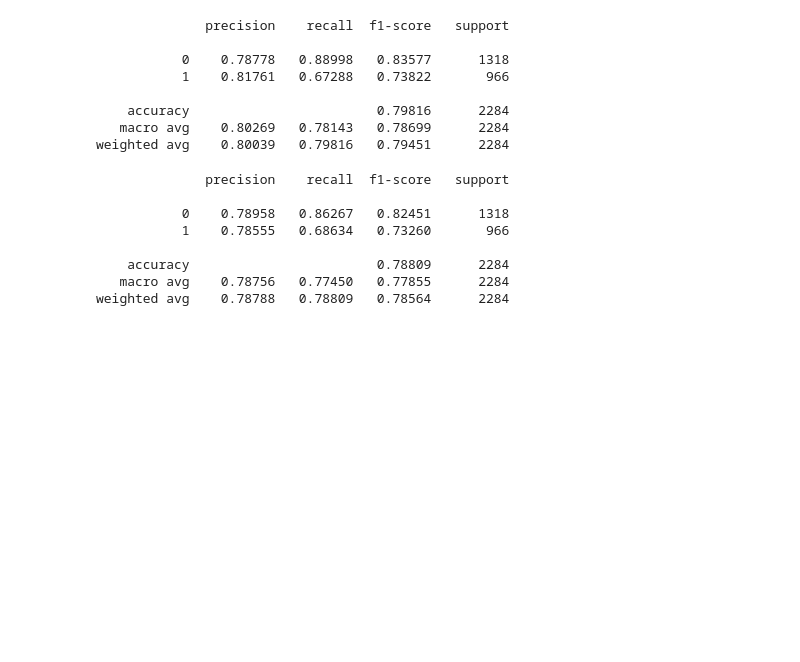
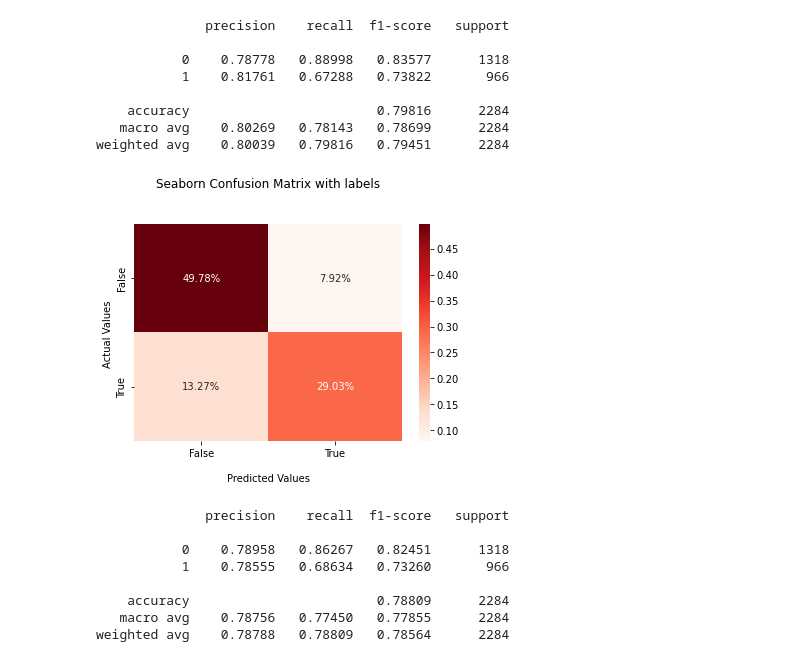
Before and after one commit to I7isai/Kaggle-Disaster-Tweet-prediction-, a Jupyter notebook: Kaggle_Disaster_tweet_I7isai.ipynb, the cells around one changed output. Cells and saved outputs as stored; diff of their text form; code cells hidden in the pictures; blank space fills up the shorter version.

```diff
--- a/Kaggle_Disaster_tweet_I7isai.ipynb
+++ b/Kaggle_Disaster_tweet_I7isai.ipynb
@@ -571,6 +597,12 @@ parameters = {'C': [1e-5, 1e-4, 1e-3, 1e-2, 1e-1, 1, 10, 100]}
 clf_lr = GridSearchCV(clf, parameters, cv = 5, n_jobs=-1).fit(X_train_2, y_train) #.toarray(), y_train)
 # %%
 predictions = clf_lr.predict(X_test_2) #.toarray())
+# %%
+cm = metrics.confusion_matrix(y_test, predictions)
+# %%
+confunsionMatrix(cm)
+# %% [output]
+[figure, added]
 # %%
 report = classification_report(y_test, predictions, digits=5) # precision and recall and accuracy
 print(report)
```
Also changed, not shown: parts of 15 cells of this notebook, 2 other files.
